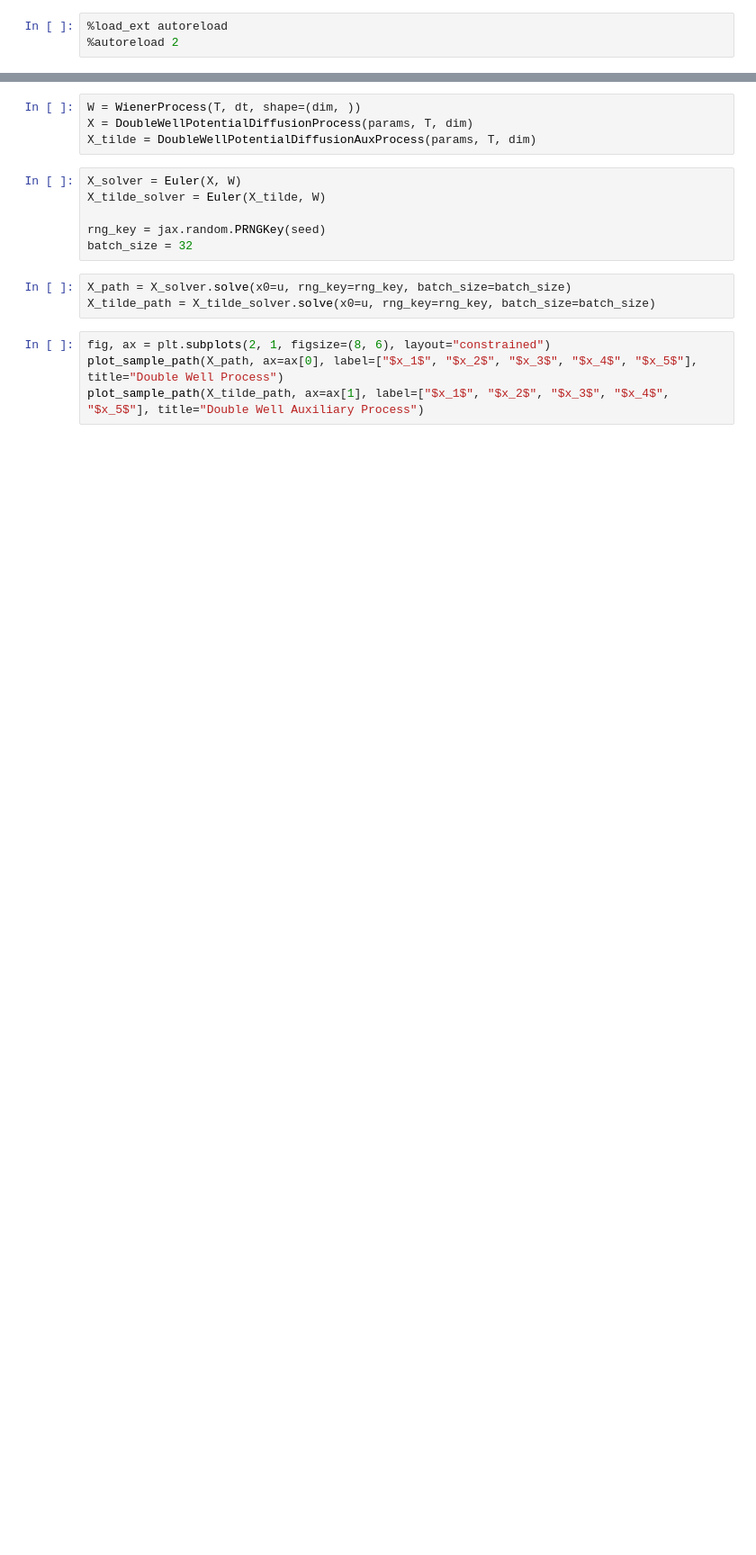
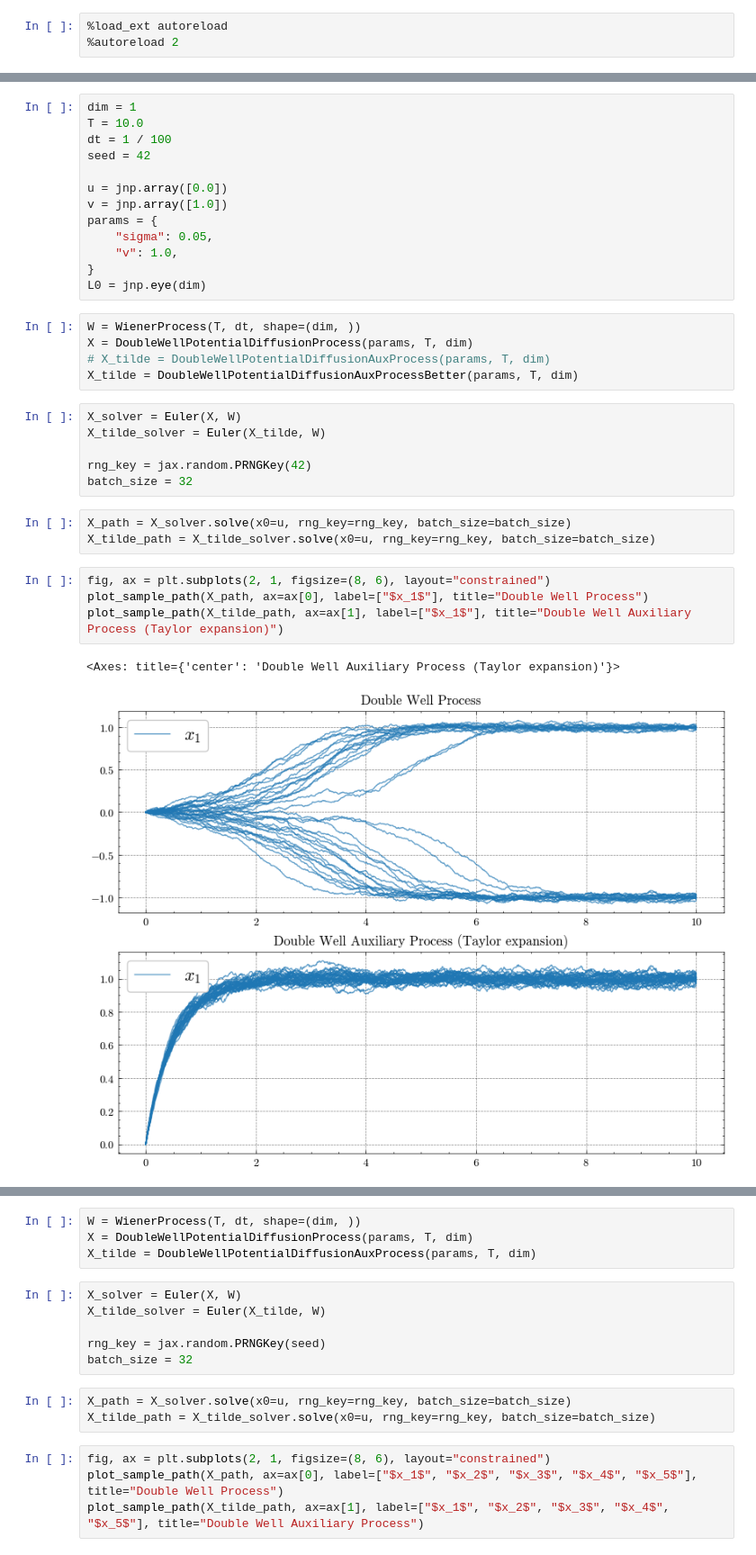
Before and after one commit to bookdiver/neuralbridge, a Jupyter notebook: notebooks/double_well_model.ipynb, the cells around one changed output, grey strips where cells are left out. Shown at 90% size. Drawn from its saved outputs; the diff is of its cells as text; blank space fills up the shorter version.

```diff
--- a/notebooks/double_well_model.ipynb
+++ b/notebooks/double_well_model.ipynb
@@ -16,0 +19,34 @@ WARNING:absl:Tensorflow library not found, tensorflow.io.gfile operations will u
+# %%
+dim = 1
+T = 10.0
+dt = 1 / 100
+seed = 42
+
+u = jnp.array([0.0])
+v = jnp.array([1.0])
+params = {
+    "sigma": 0.05,
+    "v": 1.0,
+}
+L0 = jnp.eye(dim)
+# %%
+W = WienerProcess(T, dt, shape=(dim, ))
+X = DoubleWellPotentialDiffusionProcess(params, T, dim)
+# X_tilde = DoubleWellPotentialDiffusionAuxProcess(params, T, dim)
+X_tilde = DoubleWellPotentialDiffusionAuxProcessBetter(params, T, dim)
+# %%
+X_solver = Euler(X, W)
+X_tilde_solver = Euler(X_tilde, W)
+
+rng_key = jax.random.PRNGKey(42)
+batch_size = 32
+# %%
+X_path = X_solver.solve(x0=u, rng_key=rng_key, batch_size=batch_size)
+X_tilde_path = X_tilde_solver.solve(x0=u, rng_key=rng_key, batch_size=batch_size)
+# %%
+fig, ax = plt.subplots(2, 1, figsize=(8, 6), layout="constrained")
+plot_sample_path(X_path, ax=ax[0], label=["$x_1$"], title="Double Well Process")
+plot_sample_path(X_tilde_path, ax=ax[1], label=["$x_1$"], title="Double Well Auxiliary Process (Taylor expansion)")
+# %% [output]
+<Axes: title={'center': 'Double Well Auxiliary Process (Taylor expansion)'}>
+[figure, added]
```
Also changed, not shown: parts of 38 cells of this notebook, 38 other files.
